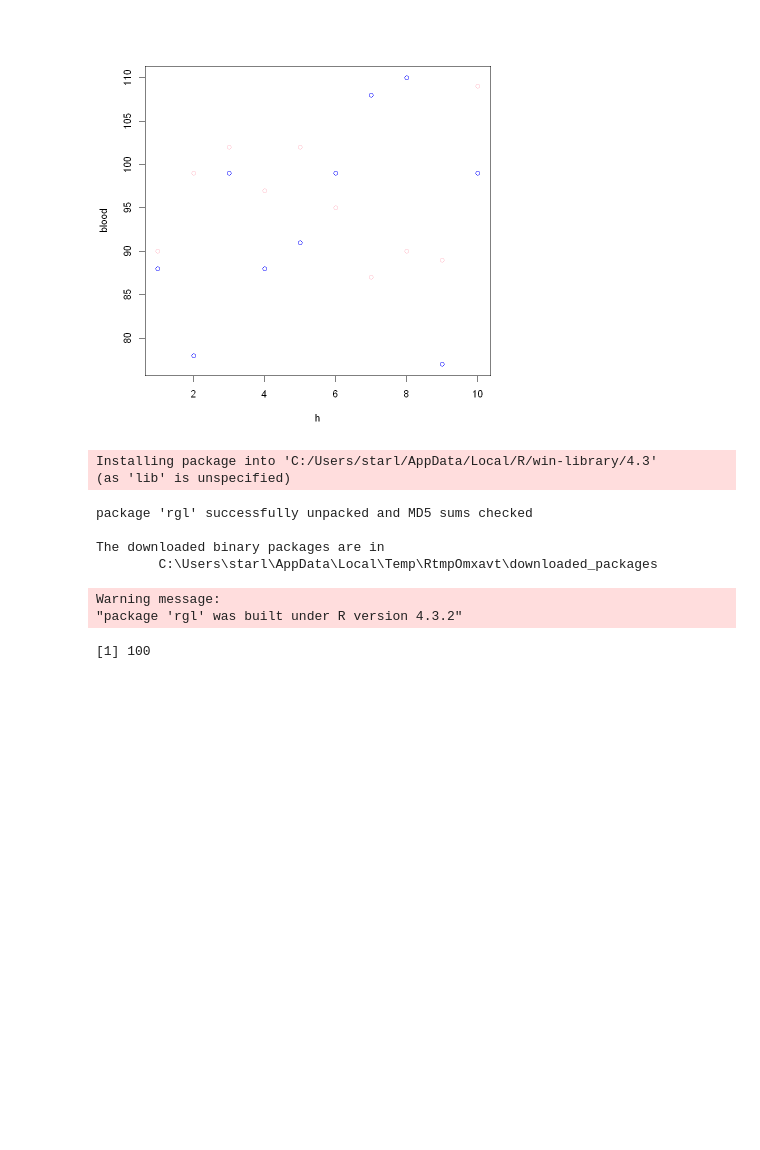
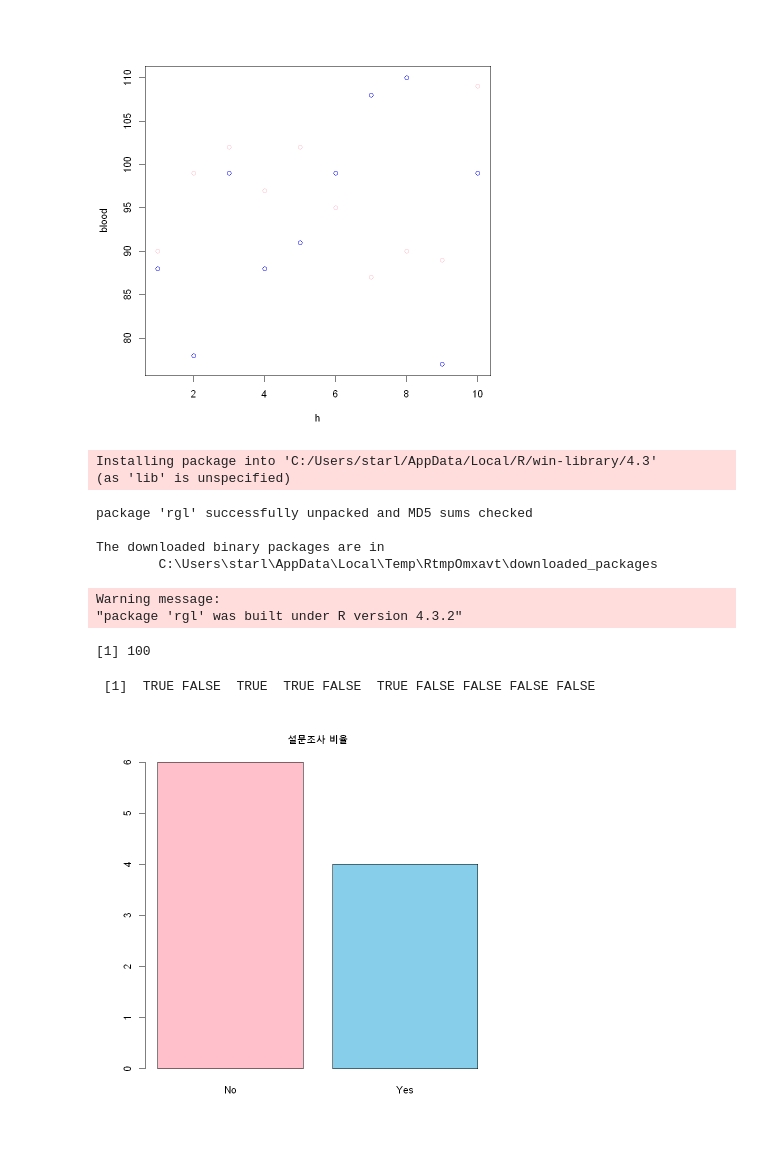
Before and after one commit to layla-focalors/r_learning_mx, a Jupyter notebook: Caffee/Mocha Coffee.ipynb, the cells around one changed output. Cells and saved outputs as stored; diff of their text form; code cells hidden in the pictures; blank space fills up the shorter version.

```diff
--- a/Caffee/Mocha Coffee.ipynb
+++ b/Caffee/Mocha Coffee.ipynb
@@ -418,3 +418,12 @@ a = 100
 a
 # %% [output]
 [1] 100
+# %%
+survey = c(T, F, T, T, F, T, F, F, F, F)
+survey
+# %% [output]
+ [1]  TRUE FALSE  TRUE  TRUE FALSE  TRUE FALSE FALSE FALSE FALSE
+# %%
+barplot(table(survey), names = c('No', 'Yes'), main='설문조사 비율', col = c('pink', 'skyblue'))
+# %% [output]
+[figure, added]
```
Also changed, not shown: parts of 3 cells of this notebook.
